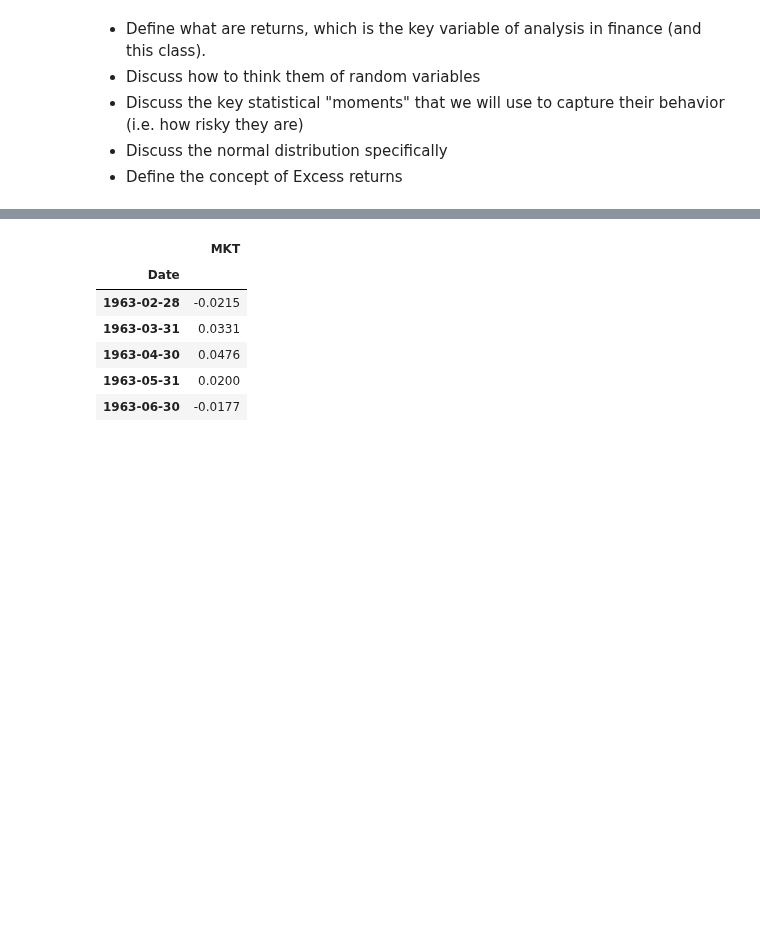
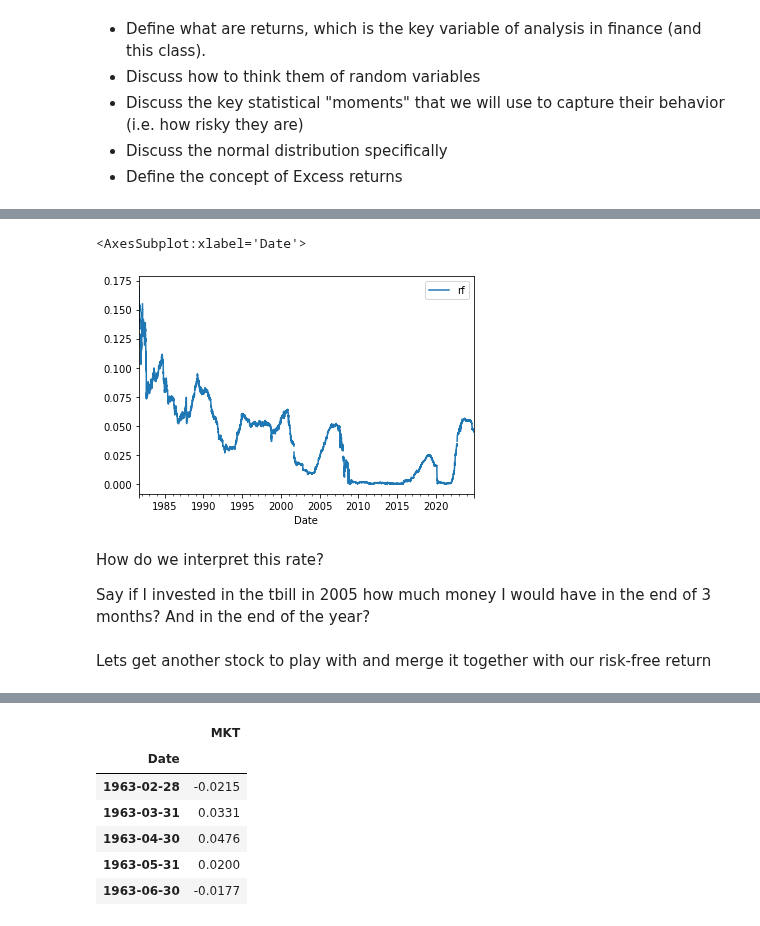
Before and after one commit to jdp9675/UG54, a Jupyter notebook: chapters/Finance/Returns_working.ipynb, the cells around one changed output, grey strips where cells are left out. Cells and saved outputs as stored; diff of their text form; code cells hidden in the pictures; blank space fills up the shorter version.

```diff
--- a/chapters/Finance/Returns_working.ipynb
+++ b/chapters/Finance/Returns_working.ipynb
@@ -46,0 +237,28 @@ For now we will only use one of the assets which is the United States equity mar
+# %%
+from pandas_datareader.data import DataReader
+import datetime
+
+# Define the date range
+start_date = datetime.datetime(1960, 1, 1)  # Start date (adjust as needed)
+end_date = datetime.datetime.now()          # End date
+
+# Fetch the data from FRED for 3-month Treasury Bill rates (symbol: DGS3MO)
+try:
+    df_rf = DataReader("DGS3MO", "fred", start_date, end_date)
+    df_rf.reset_index(inplace=True)
+    df_rf.columns = ["Date", "rf"]
+    df_rf.rf=df_rf.rf/100
+    df_rf.set_index("Date", inplace=True)
+except Exception as e:
+    print(f"An error occurred: {e}")
+
+df_rf.plot()
+# %% [output]
+<AxesSubplot:xlabel='Date'>
+[figure, added]
+# %% [markdown]
+How do we interpret this rate?
+
+Say if I invested in the tbill in 2005 how much money I would have in the end of 3 months? And in the end of the year?
+# %% [markdown]
+Lets get another stock to play with and merge it together with our risk-free return
```
Also changed, not shown: parts of 28 cells of this notebook.
